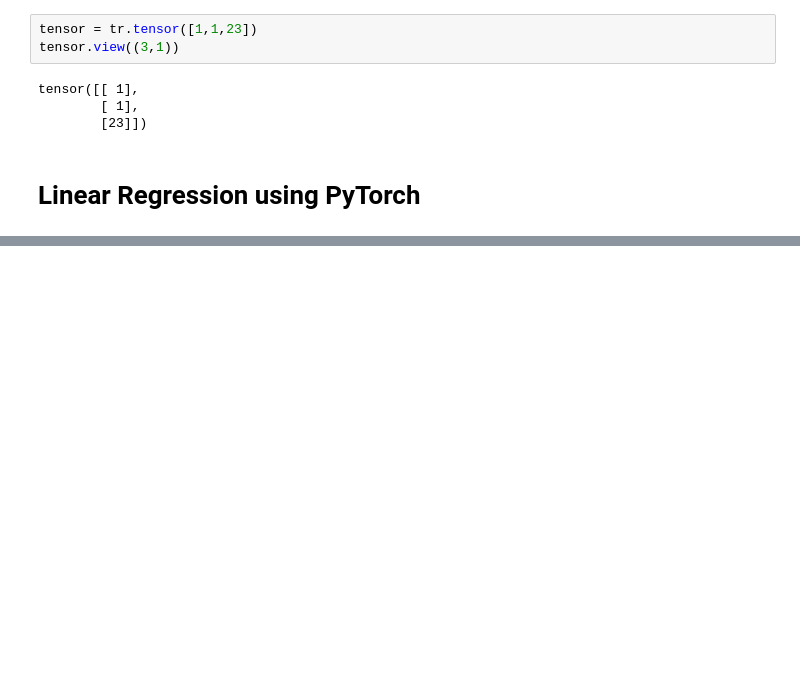
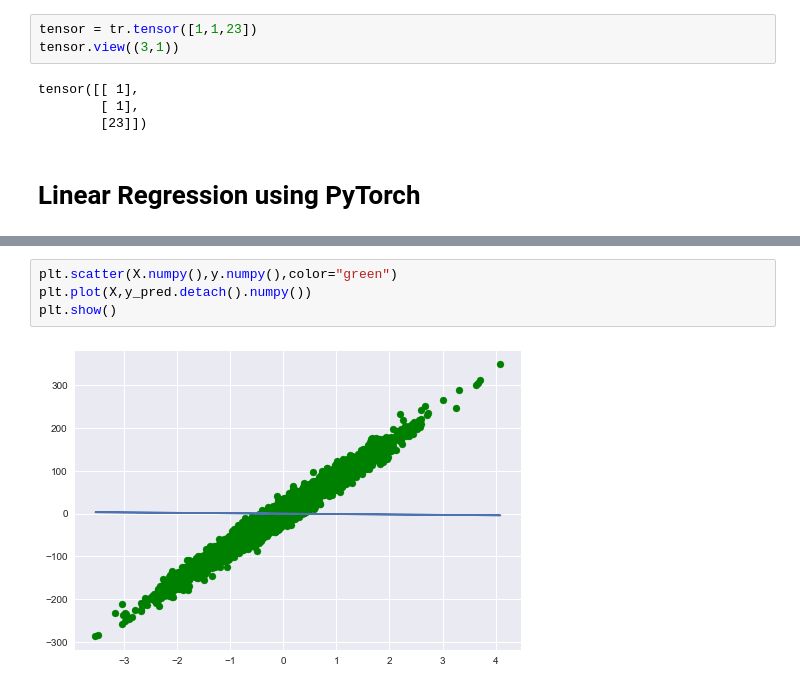
Before and after one commit to JayantGoel001/PyTorch-And-Tensorflow, a Jupyter notebook: PyTorch.ipynb, the cells around one changed output, grey strips where cells are left out. Saved outputs shown, nothing was run; the diff lists cells and outputs as text; blank space fills up the shorter version.

```diff
--- a/PyTorch.ipynb
+++ b/PyTorch.ipynb
@@ -63,0 +74,6 @@ FileNotFoundError: [Errno 2] File /Users/jgoel/Desktop/Data Science Self/LinearR
+# %%
+plt.scatter(X.numpy(),y.numpy(),color="green")
+plt.plot(X,y_pred.detach().numpy())
+plt.show()
+# %% [output]
+[figure, added]
```
Also changed, not shown: parts of 9 cells of this notebook.
